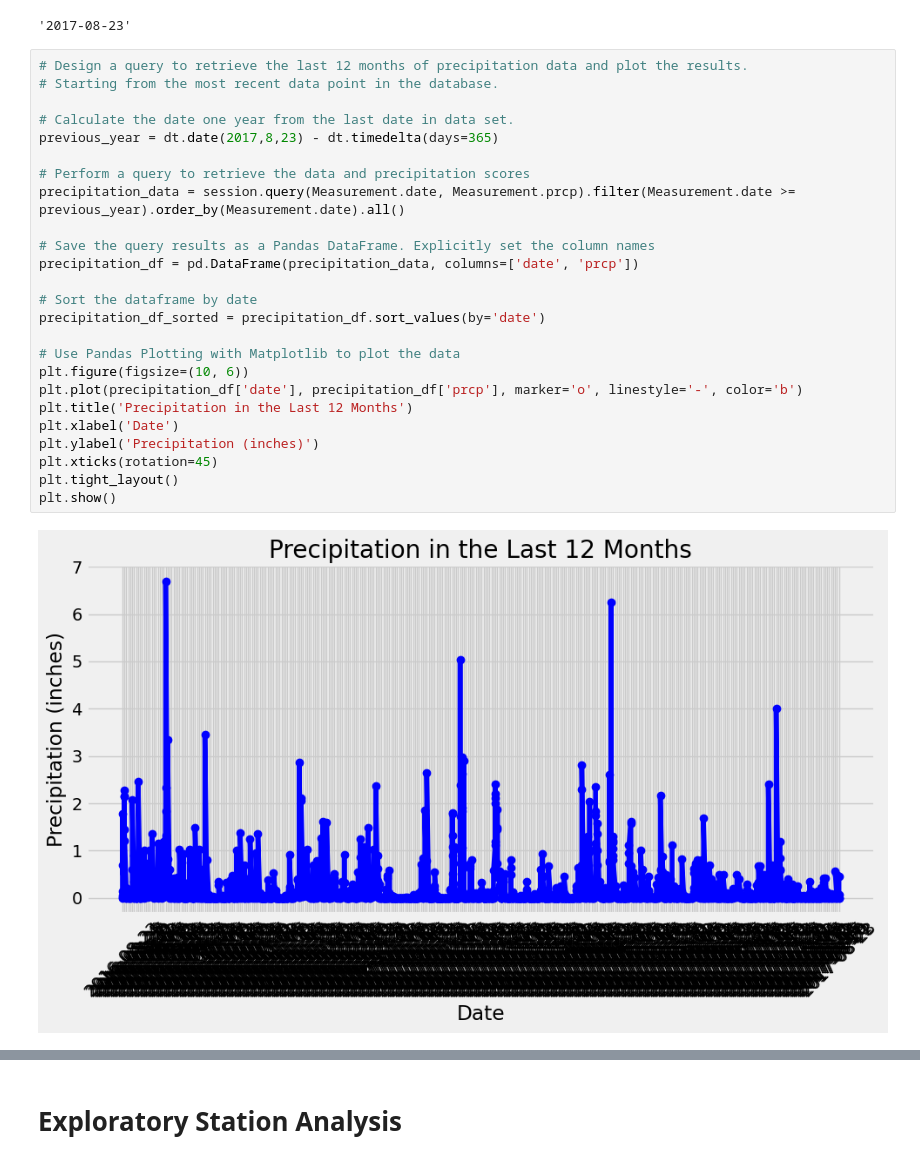
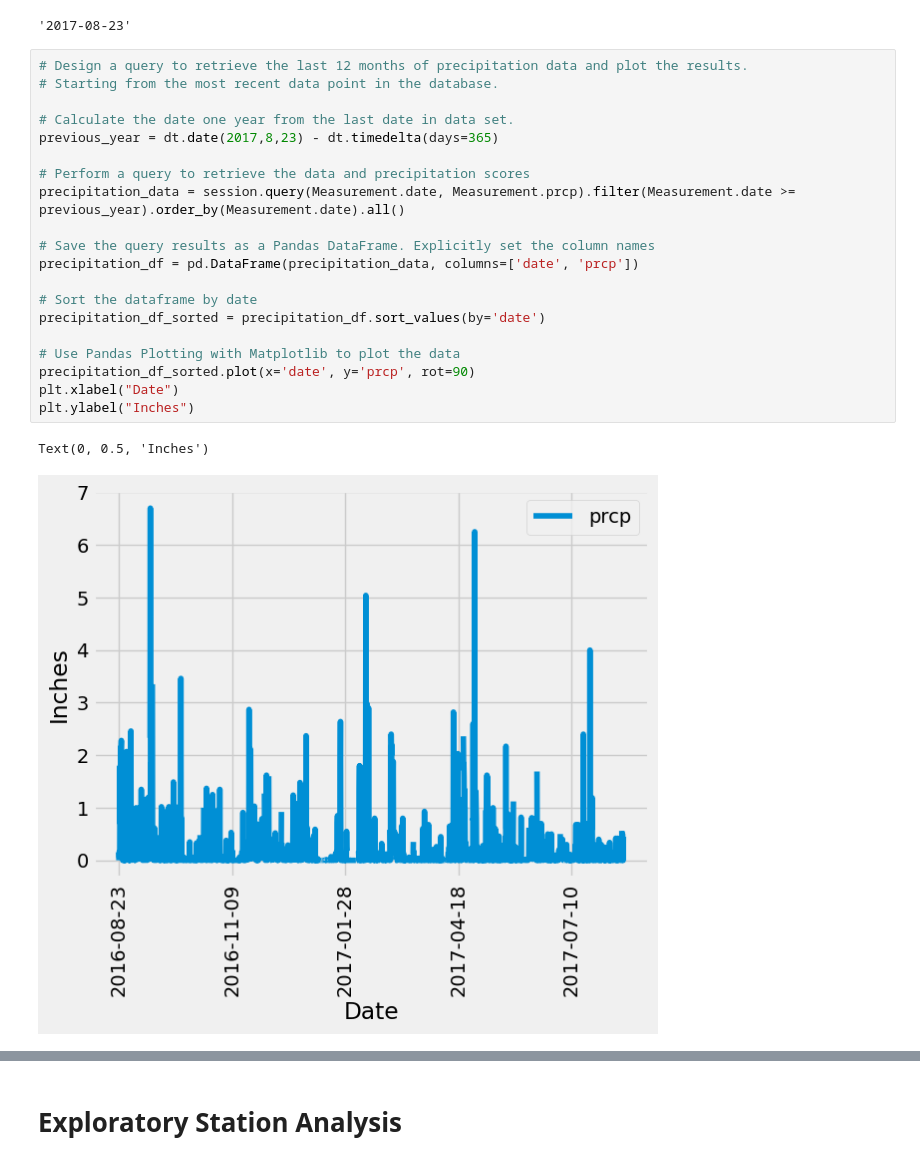
Before and after one commit to av9248/Sqlalchemy-challenge, a Jupyter notebook: SurfsUp/climate_starter.ipynb, the cells around one changed output, grey strips where cells are left out. Cells and saved outputs as stored; diff of their text form.

```diff
--- a/SurfsUp/climate_starter.ipynb
+++ b/SurfsUp/climate_starter.ipynb
@@ -50,29 +50,25 @@ most_recent_date
 # %%
 # Design a query to retrieve the last 12 months of precipitation data and plot the results.
 # Starting from the most recent data point in the database.
 
 # Calculate the date one year from the last date in data set.
 previous_year = dt.date(2017,8,23) - dt.timedelta(days=365)
 
 # Perform a query to retrieve the data and precipitation scores
 precipitation_data = session.query(Measurement.date, Measurement.prcp).filter(Measurement.date >= previous_year).order_by(Measurement.date).all()
 
 # Save the query results as a Pandas DataFrame. Explicitly set the column names
 precipitation_df = pd.DataFrame(precipitation_data, columns=['date', 'prcp'])
 
 # Sort the dataframe by date
 precipitation_df_sorted = precipitation_df.sort_values(by='date')
 
 # Use Pandas Plotting with Matplotlib to plot the data
-plt.figure(figsize=(10, 6))
-plt.plot(precipitation_df['date'], precipitation_df['prcp'], marker='o', linestyle='-', color='b')
-plt.title('Precipitation in the Last 12 Months')
-plt.xlabel('Date')
-plt.ylabel('Precipitation (inches)')
-plt.xticks(rotation=45)
-plt.tight_layout()
-plt.show()
+precipitation_df_sorted.plot(x='date', y='prcp', rot=90)
+plt.xlabel("Date")
+plt.ylabel("Inches")
 # %% [output]
+Text(0, 0.5, 'Inches')
-[figure, old version]
+[figure, new version]
 # %%
 # Use Pandas to calculate the summary statistics for the precipitation data
```
Also changed, not shown: parts of 4 cells of this notebook, 1 other file.
